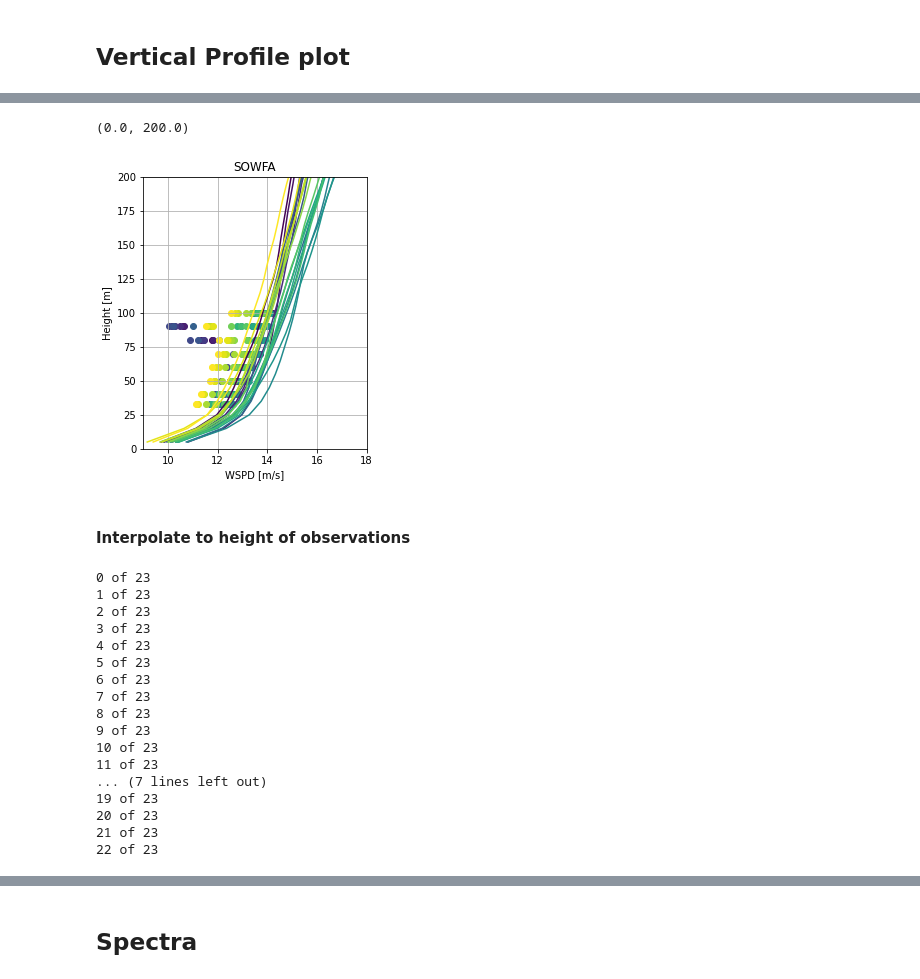
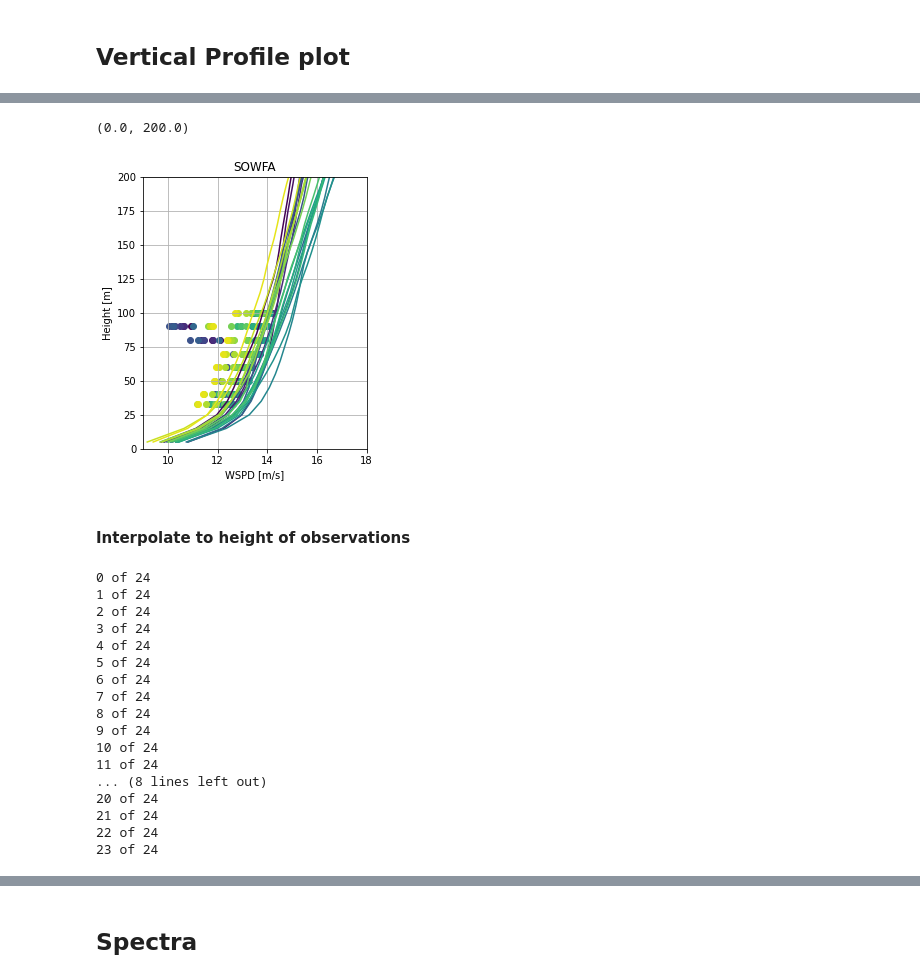
Before and after one commit to a2e-mmc/assessment, a Jupyter notebook: studies/fino_offshore_microscale/analysisFINOwrf_towers.ipynb, the cells around one changed output, grey strips where cells are left out. Saved outputs shown, nothing was run; the diff lists cells and outputs as text; code cells hidden in the pictures.

```diff
--- a/studies/fino_offshore_microscale/analysisFINOwrf_towers.ipynb
+++ b/studies/fino_offshore_microscale/analysisFINOwrf_towers.ipynb
@@ -4,11 +4,11 @@ Read tslist pdata and plot vertical profile, along with obs
 # %% [markdown]
 ### File Path info
 # %%
-do_spectra = False
+do_spectra = True
 ################################################################################
 ##Path to WRF output files
-WRF_path = '/p/lscratchh/lassman1/a2e-mmc/pdata/FINO/'
-
+#WRF_path = '/p/lscratchh/lassman1/a2e-mmc/pdata/FINO/'
+WRF_path = '/p/lscratchh/lassman1/a2e-mmc/pdata/FINO_RS/'
 
 ## WRF pdata files, each containing 1 hour of output
 # Control simulation
@@ -292,8 +293,9 @@ for dd in ds_10mrs_cpm.datetime:
     indCPM = np.where(ddarrCPM == dd)[0][0]
     indOBS = np.where(ddarrOBS == dd)[0][0]
 
-    ax.plot( ds_10mrs_cpm.sel(station='ARR09').isel(datetime=indCPM).wspd, (ds_10mrs_cpm.ph.values[0,:,0]), color = cmap[ct] )
+    ax.plot( ds_10mrs_cpm.sel(station='ARR09').isel(datetime=indCPM).wspd, (ds_10mrs_cpm.height.values), color = cmap[ct] )
     ax.scatter( ds_obs.isel( datetime = indOBS).wspd, ds_obs.spd_levels, color = cmap[ct] )
+    print(ct, cmap[ct])
     ct+=1
 
 ax.grid()
@@ -320,7 +339,7 @@ for dd in ds_10mrs_control.datetime:
     indCONTROL = np.where(ddarrCONTROL == dd)[0][0]
     indOBS = np.where(ddarrOBS == dd)[0][0]
 
-    ax.plot( ds_10mrs_control.sel(station='ARR09').isel(datetime=indCONTROL).wspd, (ds_10mrs_control.ph.values[0,:,0]), color = cmap[ct] )
+    ax.plot( ds_10mrs_control.sel(station='ARR09').isel(datetime=indCONTROL).wspd, (ds_10mrs_control.height.values), color = cmap[ct] )
     ax.scatter( ds_obs.isel( datetime = indOBS).wspd, ds_obs.spd_levels, color = cmap[ct] )
     ct+=1
 
@@ -342,12 +383,12 @@ NT = len(ddarrCONTROL)
 cmap = plt.cm.viridis( np.linspace( 0, 1, NT ) )
 
 ct = 0
-for dd in ds_10mrs_control.datetime:
+for dd in ds_10mrs_control.datetime[:-1]:
 
 
     indCONTROL = np.where(ddarrCONTROL == dd)[0][0]
     indOBS = np.where(ddarrOBS == dd)[0][0]
-
+    print(ct, indCONTROL)
     ax.plot( ds_mst.isel(minutes=indCONTROL).wspd, (ds_mst.hgt), color = cmap[ct] )
     ax.scatter( ds_obs.isel( datetime = indOBS).wspd, ds_obs.spd_levels, color = cmap[ct] )
     ct+=1
@@ -365,37 +423,37 @@ ax.set_ylim([0., 200.])
 # %%
 ddarrSOWFA = dssowfa.isel(station=0).datetime
 
 f, ax = plt.subplots(figsize = (4,5))
 NT = len(ddarrCONTROL)
 cmap = plt.cm.viridis( np.linspace( 0, 1, NT ) )
 
 ct = 0
-for dd in ds_10mrs_control.datetime:
+for dd in dssowfa.isel(station=0).datetime:
 
 
     indCONTROL = np.where(ddarrCONTROL == dd)[0][0]
     indOBS = np.where(ddarrOBS == dd)[0][0]
 
     ax.plot( dssowfa.sel(station=0).isel(datetime=indCONTROL).wspd, (dssowfa.height), color = cmap[ct] )
     ax.scatter( ds_obs.isel( datetime = indOBS).wspd, ds_obs.spd_levels, color = cmap[ct] )
     ct+=1
 
 ax.grid()
 ax.set_xlabel('WSPD [m/s]')
 ax.set_ylabel('Height [m]')
 ax.set_title('SOWFA')
 
 ax.set_xlim([9., 18.])
 ax.set_ylim([0., 200.])
 # %% [output]
 (0.0, 200.0)
-[figure, old version]
+[figure, new version]
 # %% [markdown]
 #### Interpolate to height of observations
 # %%
 from scipy.interpolate import interp1d
 
-NT = len(ds_10mrs_cpm.datetime.values)
+NT = len(ds_10mrs_cpm.datetime.values) - 1
 Nspdlevs = len(ds_obs.spd_levels.values)
 
 wspd_cpm_interp = np.empty( [Nspdlevs, NT])
@@ -405,14 +463,14 @@ wspd_sowfa_interp = np.empty( [Nspdlevs, NT] )
 wspd_obs = np.empty( [Nspdlevs, NT] )
 
 for ti in range(0, NT):
-    finterp_CPM = interp1d( ds_10mrs_cpm.ph.values[0,:,0], \
+    finterp_CPM = interp1d( ds_10mrs_cpm.height.values, \
                             ds_10mrs_cpm.sel(station='ARR09').isel(datetime=ti).wspd )
 
 
     finterp_MST = interp1d( ds_mst.hgt.values, \
                             ds_mst.isel(minutes=ti).wspd )
 
-    finterp_CONTROL = interp1d(  ds_10mrs_control.ph.values[0,:,0], \
+    finterp_CONTROL = interp1d(  ds_10mrs_control.height.values, \
                             ds_10mrs_control.sel(station='ARR09').isel(datetime=ti).wspd )
 
     finterp_SOWFA = interp1d( dssowfa.height, \
@@ -425,23 +483,23 @@ for ti in range(0, NT):
     wspd_obs[:,ti] = ds_obs.wspd.isel( datetime = ti ).values
     print(f"{ti} of {NT}")
 # %% [output]
-0 of 23
-1 of 23
-2 of 23
-3 of 23
-4 of 23
-5 of 23
-6 of 23
-7 of 23
-8 of 23
-9 of 23
-10 of 23
-11 of 23
-... (7 lines left out)
-19 of 23
-20 of 23
-21 of 23
-22 of 23
+0 of 24
+1 of 24
+2 of 24
+3 of 24
+4 of 24
+5 of 24
+6 of 24
+7 of 24
+8 of 24
+9 of 24
+10 of 24
+11 of 24
+... (8 lines left out)
+20 of 24
+21 of 24
+22 of 24
+23 of 24
 # %%
 from Vertical_Profile_Functions import bulk_shear, integrated_shear
 # %%
```
Also changed, not shown: parts of 25 cells of this notebook, 8 other files.
